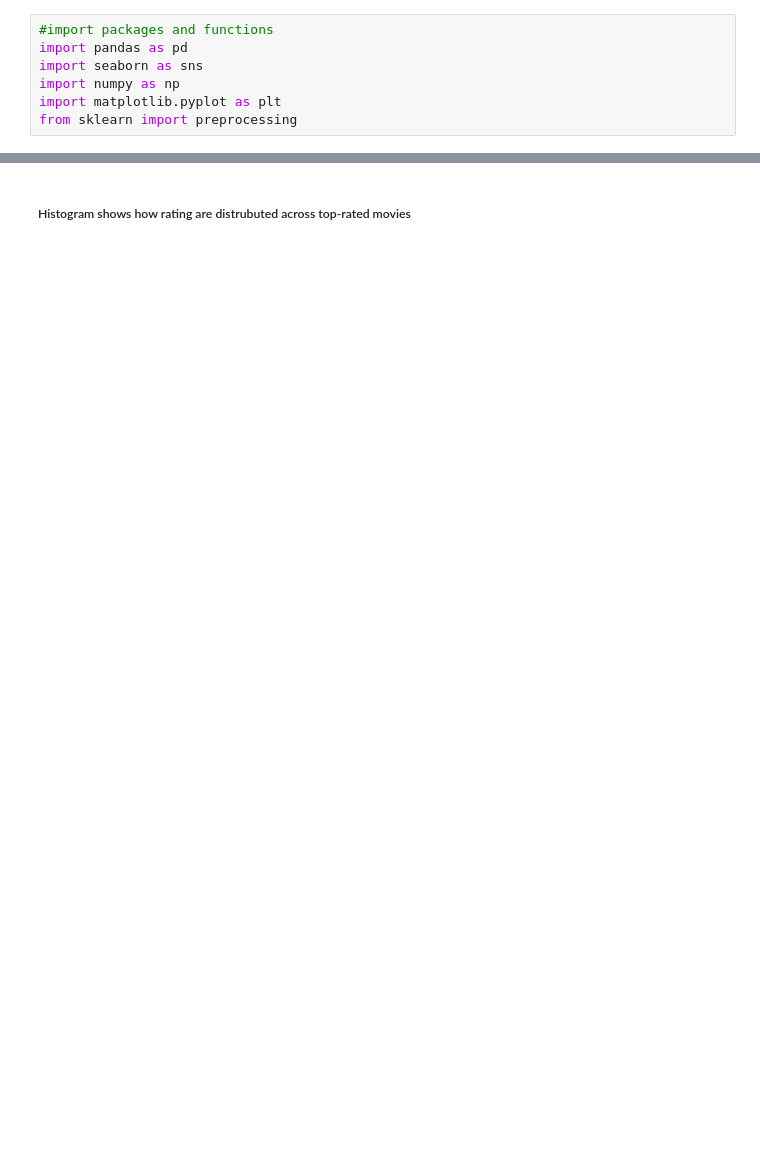
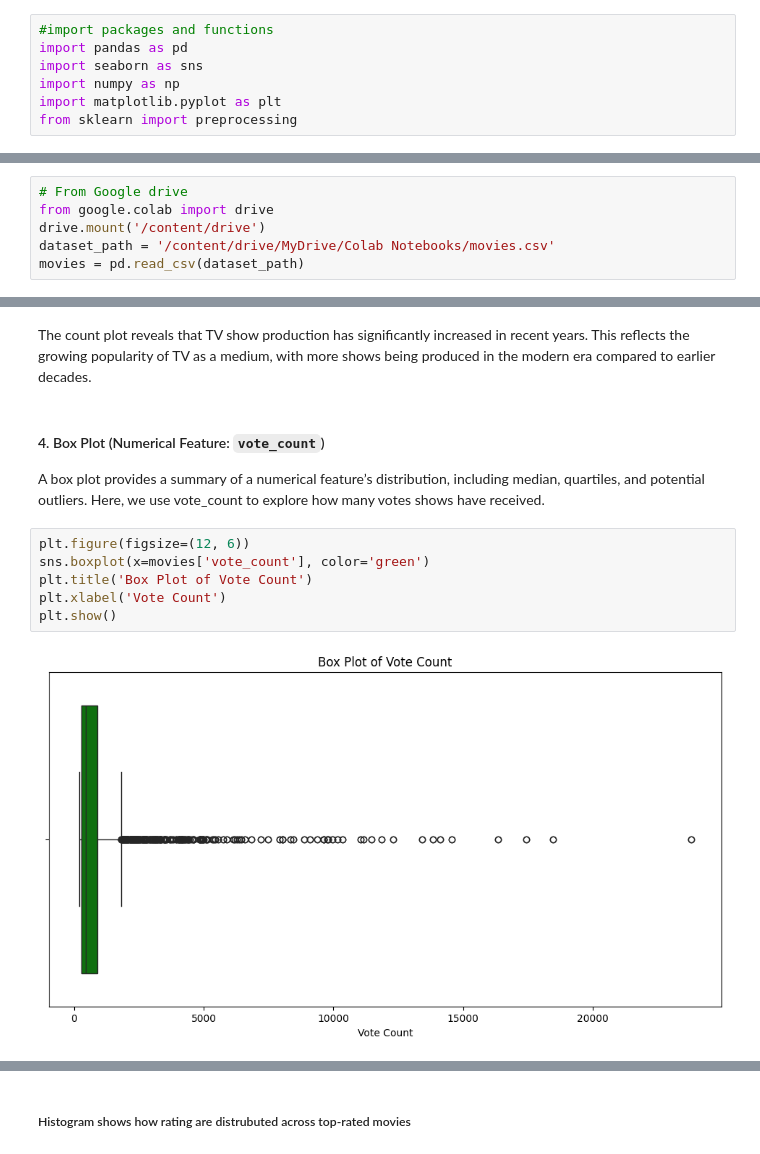
Before and after one commit to slothnojutsu/tripletreat, a Jupyter notebook: Exploration.ipynb, the cells around one changed output, grey strips where cells are left out. Drawn from its saved outputs; the diff is of its cells as text; blank space fills up the shorter version.

```diff
--- a/Exploration.ipynb
+++ b/Exploration.ipynb
@@ -146,0 +37,6 @@ imdb.describe(include="all")
+# %%
+# From Google drive
+from google.colab import drive
+drive.mount('/content/drive')
+dataset_path = '/content/drive/MyDrive/Colab Notebooks/movies.csv'
+movies = pd.read_csv(dataset_path)
@@ -146,0 +150,13 @@ imdb.describe(include="all")
+# %% [markdown]
+The count plot reveals that TV show production has significantly increased in recent years. This reflects the growing popularity of TV as a medium, with more shows being produced in the modern era compared to earlier decades.
+# %% [markdown]
+#### 4. Box Plot (Numerical Feature: `vote_count`)
+A box plot provides a summary of a numerical feature’s distribution, including median, quartiles, and potential outliers. Here, we use vote_count to explore how many votes shows have received.
+# %%
+plt.figure(figsize=(12, 6))
+sns.boxplot(x=movies['vote_count'], color='green')
+plt.title('Box Plot of Vote Count')
+plt.xlabel('Vote Count')
+plt.show()
+# %% [output]
+[figure, added]
```
Also changed, not shown: parts of 84 cells of this notebook.
